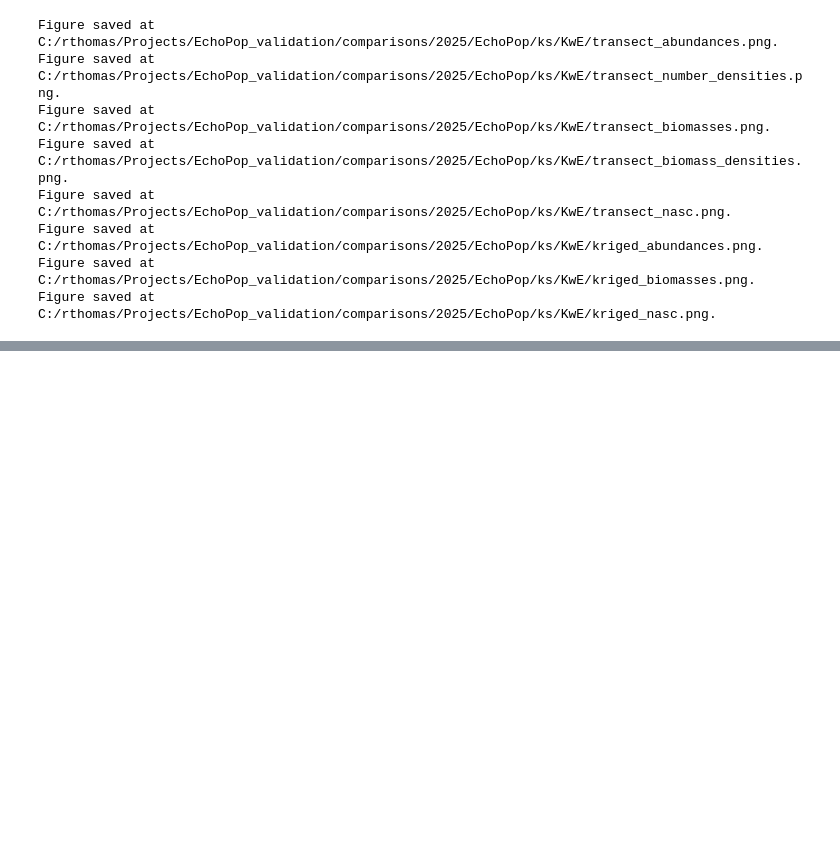
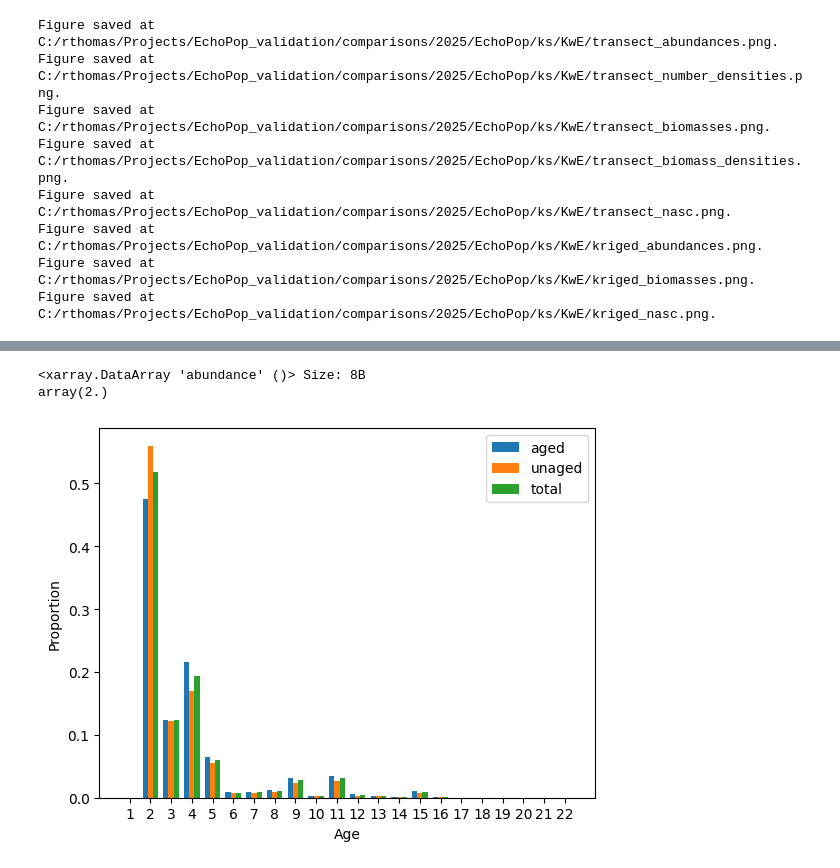
Before and after one commit to Hake-Biomass/Run_EchoPop, a Jupyter notebook: workflow/RT_diagnostic_2025.ipynb, the cells around one changed output, grey strips where cells are left out. Saved outputs shown, nothing was run; the diff lists cells and outputs as text; code cells hidden in the pictures; blank space fills up the shorter version.

```diff
--- a/workflow/RT_diagnostic_2025.ipynb
+++ b/workflow/RT_diagnostic_2025.ipynb
@@ -1976,0 +2028,37 @@ dplot.plot_stratified_results(
+# %%
+# Look at aged, standardized unaged, and total abundance summed from both (kriged)
+import matplotlib.pyplot as plt
+DA=dict_ds_kriged_abundance_table["aged"].sum(dim = ["length_bin", "stratum_ks", "sex"])
+#The proc (da_kriged_abundance_table_proc) table for after age 1 removal no longer tracks by aged and unaged, so can't use
+DU=dict_ds_kriged_abundance_table["standardized_unaged"].sum(dim = ["length_bin", "sex"])
+#unaged dict_ds_number_proportion (for unkriged abundance) never gets converted to imputed aged
+#remove the age-1 fish and reapportion to others
+DA_noage1 = DA.copy()
+DA_noage1.values[0] = 0
+DA_noage1 = DA_noage1 / DA_noage1.sum()
+DA=DA_noage1
+DU_noage1 = DU.copy()
+DU_noage1.values[0] = 0
+DU_noage1 = DU_noage1 / DU_noage1.sum()
+DU=DU_noage1
+DAU=DA+DU
+print(sum(DAU))
+#DAU above gives the biomass-at-age (unkriged) from EchoPop that comes out in the table
+DA_series=DA.to_series()
+DU_series=DU.to_series()
+DAU_series=DAU.to_series()
+bar_width = 0.25
+x = np.arange(len(DA_series))
+#multiple bar plots of biomass-at-age proportions
+plt.bar(x - bar_width, DA_series/DA_series.sum(), width=bar_width, label='aged')
+plt.bar(x, DU_series/DU_series.sum(), width=bar_width, label='unaged')
+plt.bar(x + bar_width, DAU_series/DAU_series.sum(), width=bar_width, label='total')
+plt.xlabel('Age')
+plt.ylabel('Proportion')
+plt.xticks(x, x+1)
+plt.legend()
+plt.show()
+# %% [output]
+<xarray.DataArray 'abundance' ()> Size: 8B
+array(2.)
+[figure, added]
```
Also changed, not shown: parts of 2 cells of this notebook, 14 other files.
